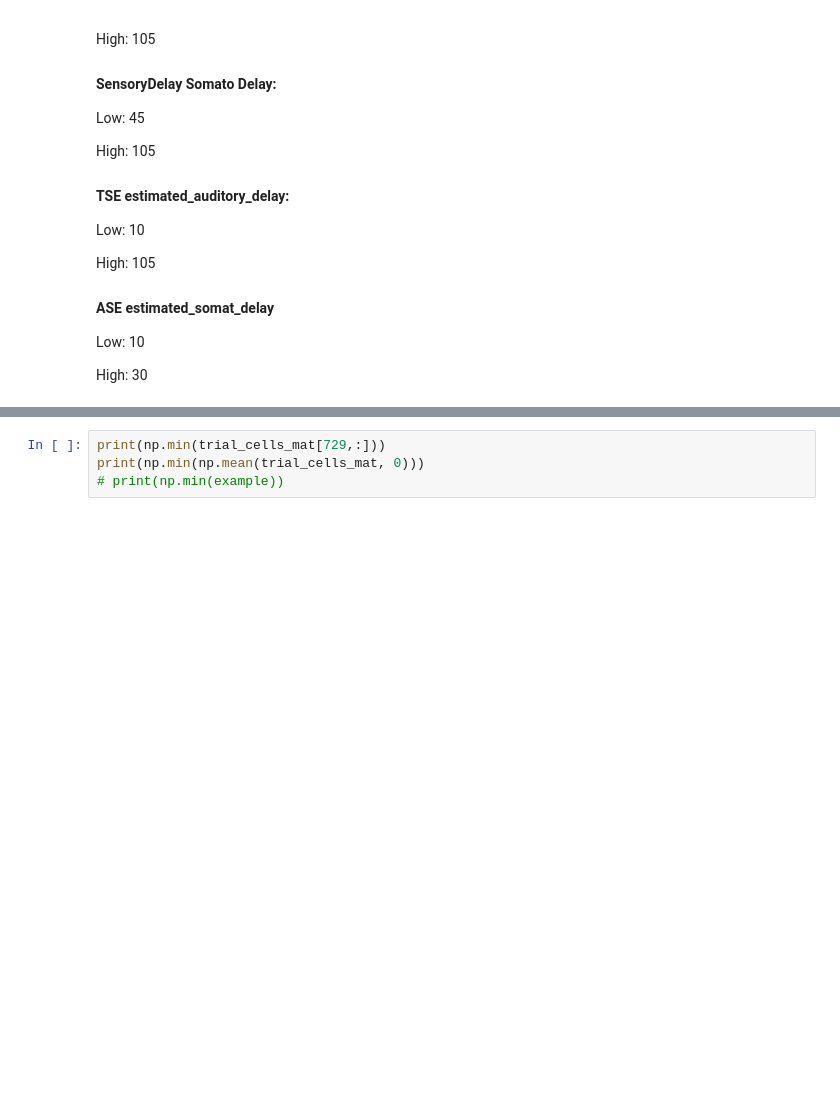
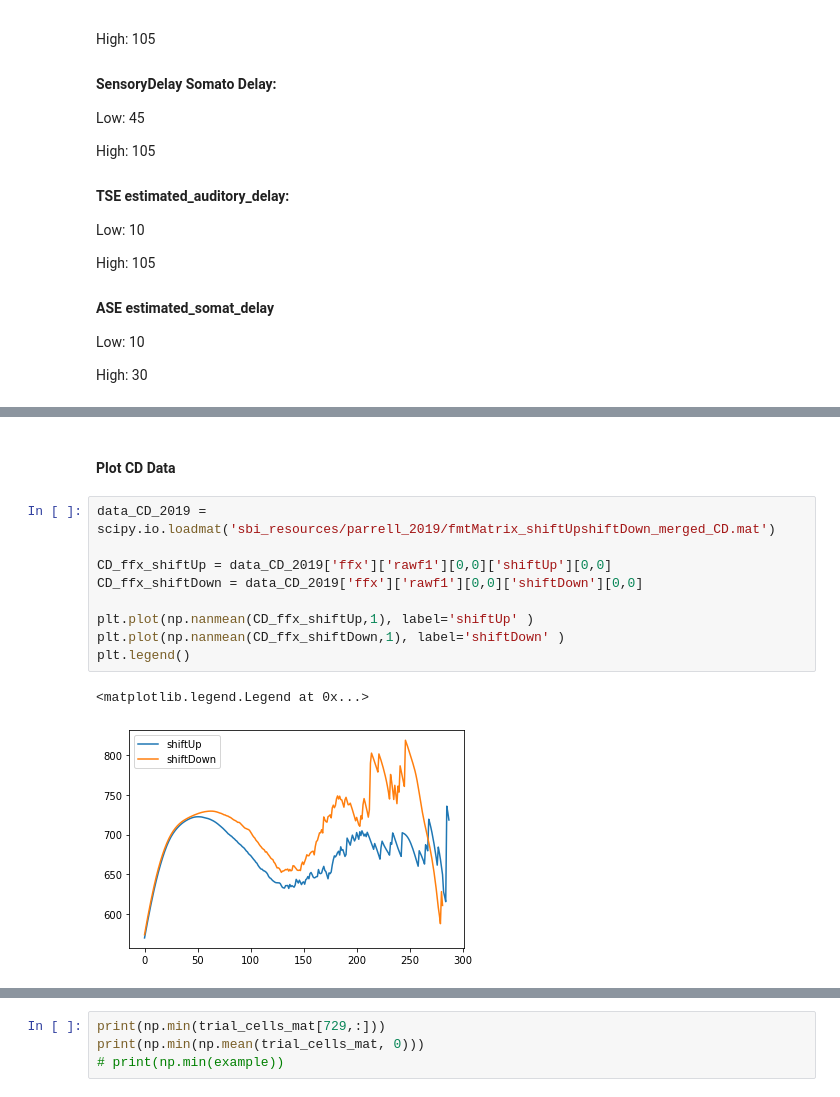
Before and after one commit to apongos/FACTS_SBI_cluster, a Jupyter notebook: SBI_on_FACTS_parell_data.ipynb, the cells around one changed output, grey strips where cells are left out. Drawn from its saved outputs; the diff is of its cells as text; blank space fills up the shorter version.

```diff
--- a/SBI_on_FACTS_parell_data.ipynb
+++ b/SBI_on_FACTS_parell_data.ipynb
@@ -237,0 +304,14 @@ dtype([('ACUp', 'O'), ('ACDown', 'O'), ('HOCUp', 'O'), ('HOCDown', 'O'), ('all',
+# %% [markdown]
+#### Plot CD Data
+# %%
+data_CD_2019 = scipy.io.loadmat('sbi_resources/parrell_2019/fmtMatrix_shiftUpshiftDown_merged_CD.mat')
+
+CD_ffx_shiftUp = data_CD_2019['ffx']['rawf1'][0,0]['shiftUp'][0,0]
+CD_ffx_shiftDown = data_CD_2019['ffx']['rawf1'][0,0]['shiftDown'][0,0]
+
+plt.plot(np.nanmean(CD_ffx_shiftUp,1), label='shiftUp' )
+plt.plot(np.nanmean(CD_ffx_shiftDown,1), label='shiftDown' )
+plt.legend()
+# %% [output]
+<matplotlib.legend.Legend at 0x...>
+[figure, added]
```
Also changed, not shown: parts of 38 cells of this notebook, 32 other files.
